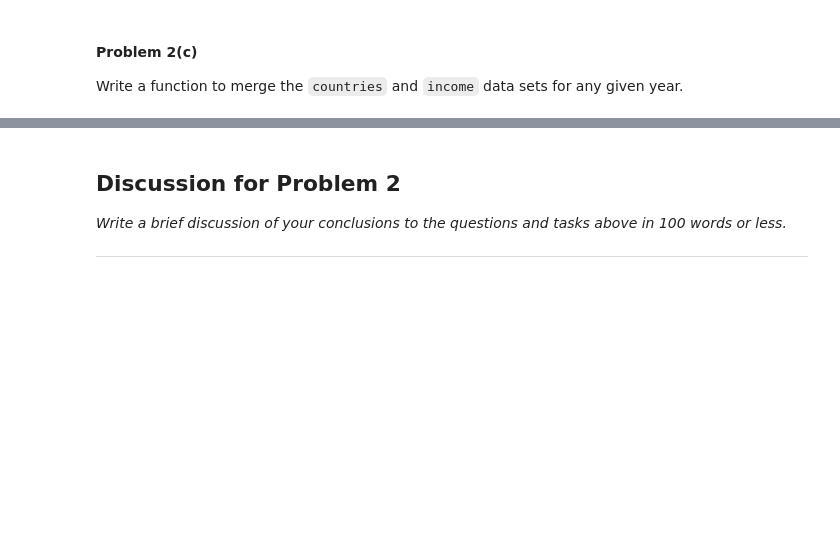
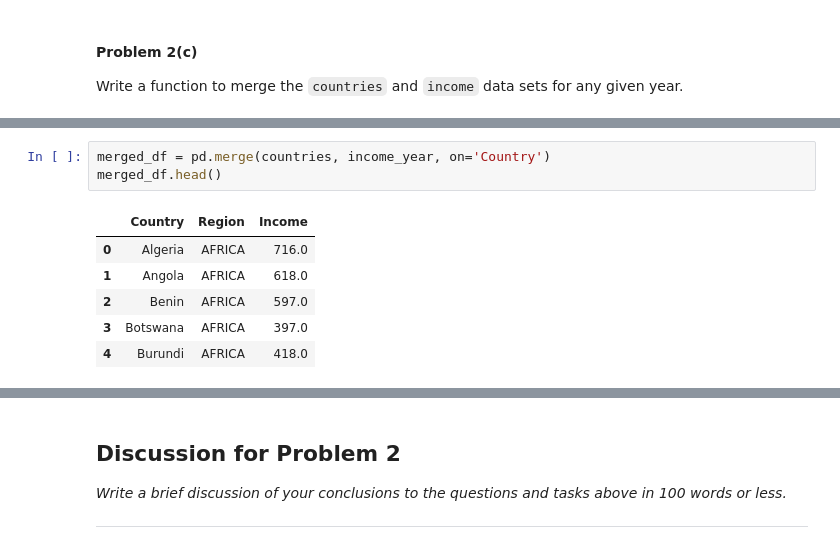
Before and after one commit to suicideBomber1/CS-109, a Jupyter notebook: HW1/HW1.ipynb, the cells around one changed output, grey strips where cells are left out. Cells and saved outputs as stored; diff of their text form; blank space fills up the shorter version.

```diff
--- a/HW1/HW1.ipynb
+++ b/HW1/HW1.ipynb
@@ -323,3 +367,13 @@ Write a function to merge the `countries` and `income` data sets for any given y
+# %%
+merged_df = pd.merge(countries, income_year, on='Country')
+merged_df.head()
+# %% [output]
+|  | Country | Region | Income |
+| 0 | Algeria | AFRICA | 716.0 |
+| 1 | Angola | AFRICA | 618.0 |
+| 2 | Benin | AFRICA | 597.0 |
+| 3 | Botswana | AFRICA | 397.0 |
+| 4 | Burundi | AFRICA | 418.0 |
 # %%
 """
 Function
```
Also changed, not shown: parts of 17 cells of this notebook.
